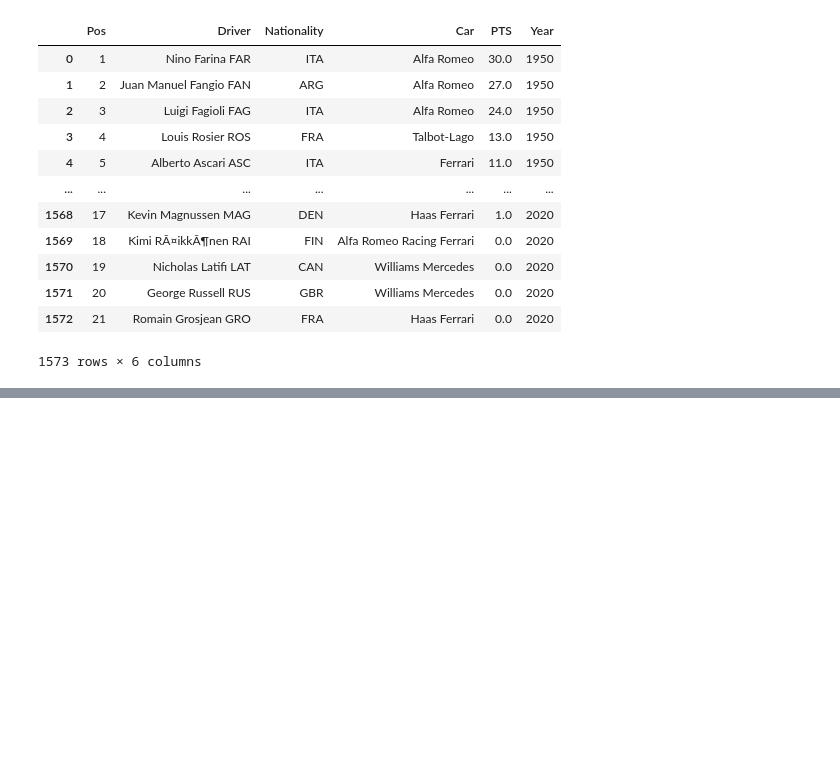
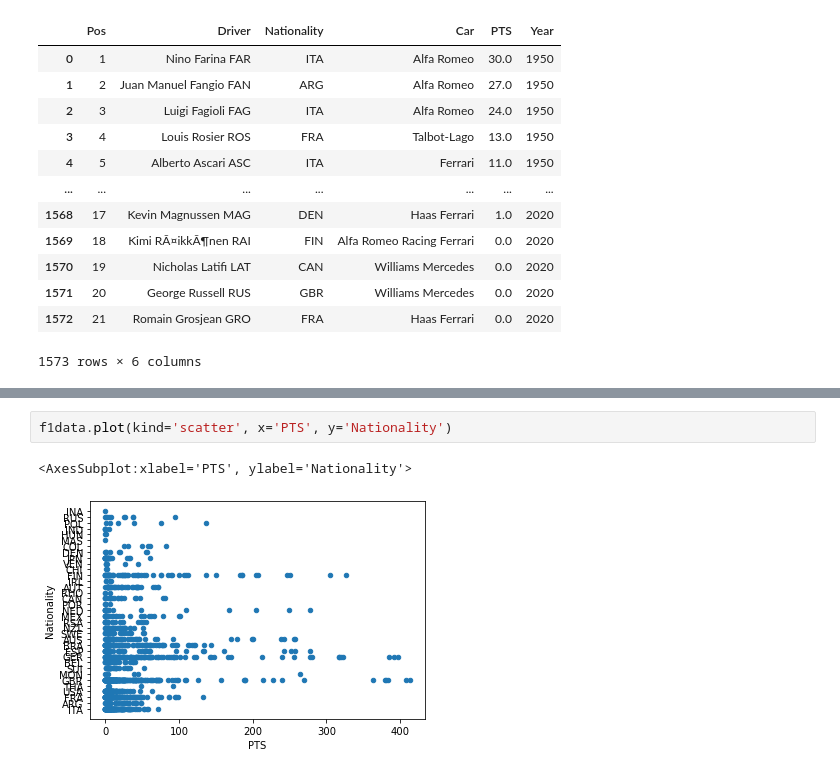
Before and after one commit to data301-2021-winter1/project-group12, a Jupyter notebook: notebooks/EvanS.ipynb, the cells around one changed output, grey strips where cells are left out. Cells and saved outputs as stored; diff of their text form; blank space fills up the shorter version.

```diff
--- a/notebooks/EvanS.ipynb
+++ b/notebooks/EvanS.ipynb
@@ -29,0 +77,5 @@ f1data
+# %%
+f1data.plot(kind='scatter', x='PTS', y='Nationality')
+# %% [output]
+<AxesSubplot:xlabel='PTS', ylabel='Nationality'>
+[figure, added]
```
Also changed, not shown: parts of 10 cells of this notebook.
